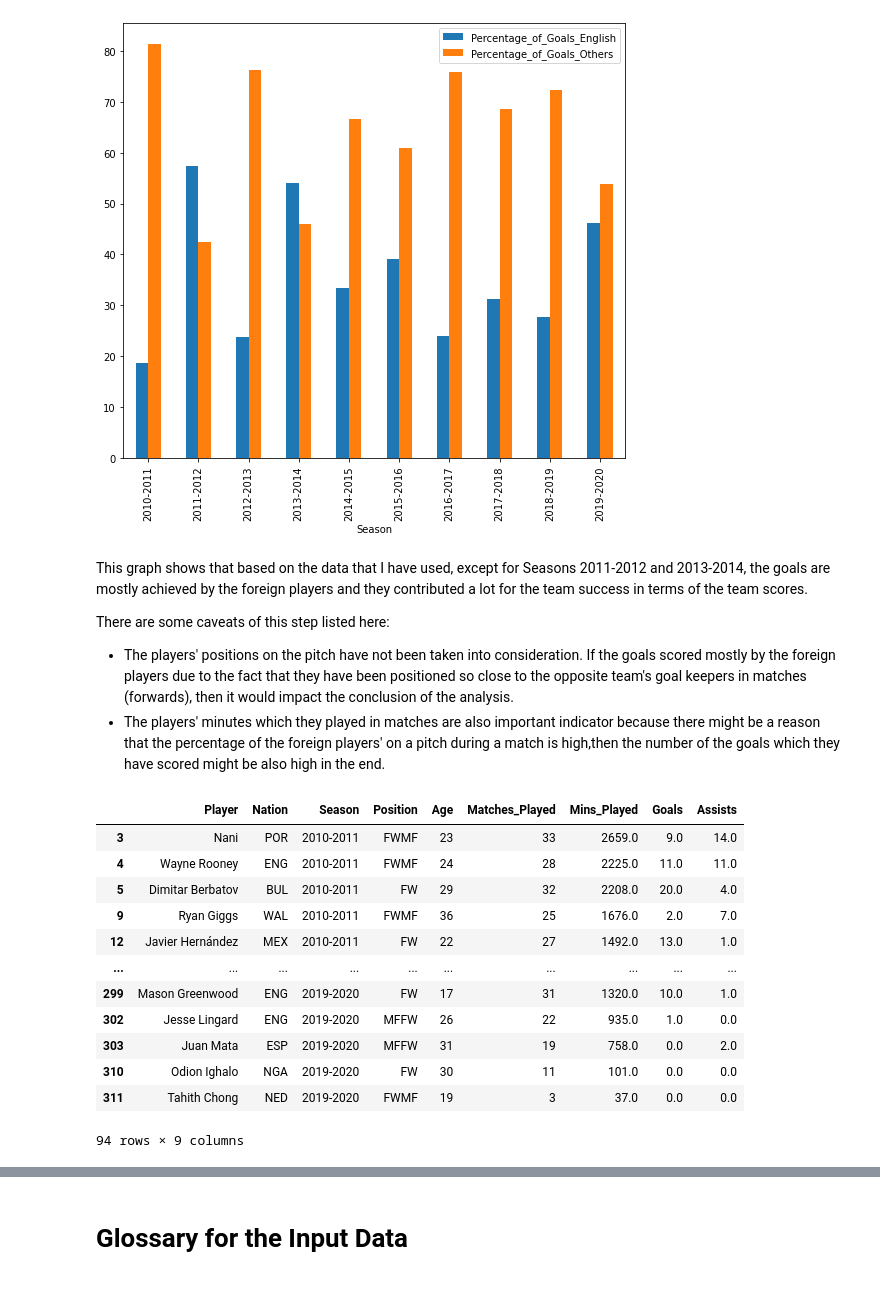
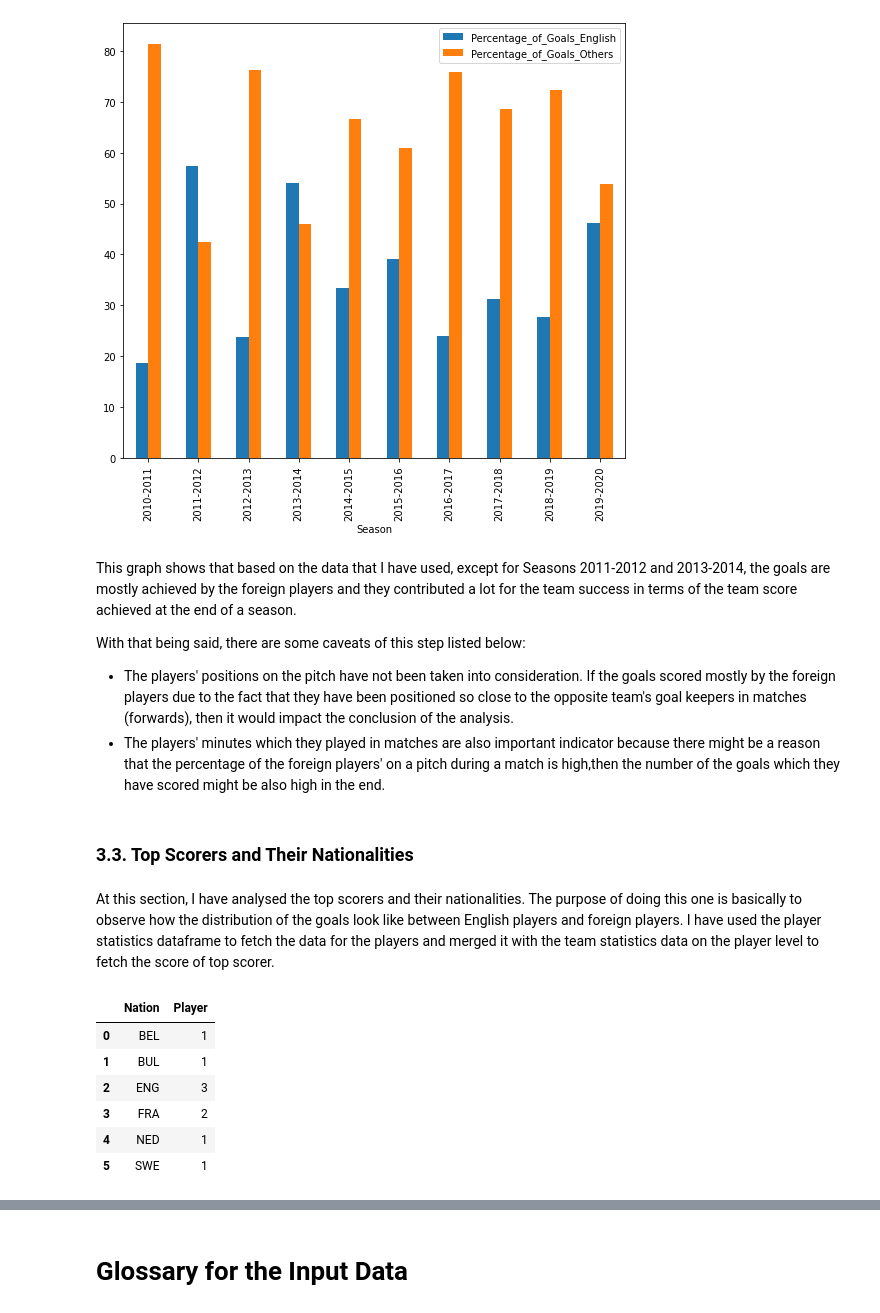
Before and after one commit to ayktonr/uol_dsc020_cw, a Jupyter notebook: cw_main.ipynb, the cells around one changed output, grey strips where cells are left out. Saved outputs shown, nothing was run; the diff lists cells and outputs as text; code cells hidden in the pictures.

```diff
--- a/cw_main.ipynb
+++ b/cw_main.ipynb
@@ -346,5 +344,5 @@ df_all_mUtd_stats = (df_all_stats.loc[df_all_stats.Squad =='Manchester Utd']
 
 
 #Main function is called here to start the data cleaning process.
-df_all_mUtd_stats_clean = main_clean_func(df_all_mUtd_stats,'2')
+df_all_seasons_mUtd_stats_clean = main_clean_func(df_all_mUtd_stats,'2')
 # %%
@@ -423,11 +421,11 @@ Secondly, I have collected 'team score' and 'team ranking per season' from the m
 # %%
 #In order to merge my new dataframe (*df_players_with_percentage*) with the team statistics
-#dataframe (df_all_mUtd_stats_clean), a new copy of *df_players_with_percentage* created here by first setting
+#dataframe (df_all_seasons_mUtd_stats_clean), a new copy of *df_players_with_percentage* created here by first setting
 #the index to 'Season'.
-df_all_mUtd_stats_clean_index_changed = df_all_mUtd_stats_clean.set_index('Season').copy()
+df_all_seasons_mUtd_stats_clean_index_changed = df_all_seasons_mUtd_stats_clean.set_index('Season').copy()
 
 df_players_with_percentage = pd.merge(df_players_with_percentage
-                                      ,df_all_mUtd_stats_clean_index_changed
+                                      ,df_all_seasons_mUtd_stats_clean_index_changed
                                       ,left_index=True
                                       ,right_index=True)
 
@@ -591,36 +589,43 @@ df_goals_all_nations_goal_perc.plot(kind='bar', figsize=(9,8))
 <matplotlib.axes._subplots.AxesSubplot at 0x...>
 [figure]
 # %% [markdown]
-This graph shows that based on the data that I have used, except for Seasons 2011-2012 and 2013-2014, the goals are mostly achieved by the foreign players and they contributed a lot for the team success in terms of the team scores.
+This graph shows that based on the data that I have used, except for Seasons 2011-2012 and 2013-2014, the goals are mostly achieved by the foreign players and they contributed a lot for the team success in terms of the team score achieved at the end of a season.
 
-There are some caveats of this step listed here:
+With that being said, there are some caveats of this step listed below:
 
 - The players' positions on the pitch have not been taken into consideration. If the goals scored mostly by the foreign players due to the fact that they have been positioned so close to the opposite team's goal keepers in matches (forwards), then it would impact the conclusion of the analysis.
 - The players' minutes which they played in matches are also important indicator because there might be a reason that  the percentage of the foreign players' on a pitch during a match is high,then the number of the goals which they have scored might be also high in the end.
-# %%
-df_new = df_all_seasons_mUtd_player_clean[df_all_seasons_mUtd_player_clean.Position.str.contains("FW")].copy()
-
-df_new_x = df_new.groupby(['Season', 'Nation']).count()[['Goals']]
-
-df_new_x.Goals.sum(axis=0)
-
-
-df_new
-
-
-#df_new_eng = df_new.filter(like = 'ENG', axis=0)
-#df_new_eng
-# %% [output]
-|  | Player | Nation | Season | Position | Age | Matches_Played | Mins_Played | Goals | Assists |
-| 3 | Nani | POR | 2010-2011 | FWMF | 23 | 33 | 2659.0 | 9.0 | 14.0 |
-| 4 | Wayne Rooney | ENG | 2010-2011 | FWMF | 24 | 28 | 2225.0 | 11.0 | 11.0 |
-| 5 | Dimitar Berbatov | BUL | 2010-2011 | FW | 29 | 32 | 2208.0 | 20.0 | 4.0 |
-| 9 | Ryan Giggs | WAL | 2010-2011 | FWMF | 36 | 25 | 1676.0 | 2.0 | 7.0 |
-| 12 | Javier Hernández | MEX | 2010-2011 | FW | 22 | 27 | 1492.0 | 13.0 | 1.0 |
-| ... | ... | ... | ... | ... | ... | ... | ... | ... | ... |
-| 299 | Mason Greenwood | ENG | 2019-2020 | FW | 17 | 31 | 1320.0 | 10.0 | 1.0 |
-| 302 | Jesse Lingard | ENG | 2019-2020 | MFFW | 26 | 22 | 935.0 | 1.0 | 0.0 |
-| 303 | Juan Mata | ESP | 2019-2020 | MFFW | 31 | 19 | 758.0 | 0.0 | 2.0 |
-| 310 | Odion Ighalo | NGA | 2019-2020 | FW | 30 | 11 | 101.0 | 0.0 | 0.0 |
-| 311 | Tahith Chong | NED | 2019-2020 | FWMF | 19 | 3 | 37.0 | 0.0 | 0.0 |
-94 rows × 9 columns
+# %% [markdown]
+### 3.3. Top Scorers and Their Nationalities
+# %% [markdown]
+At this section, I have analysed the top scorers and their nationalities. The purpose of doing this one is basically to observe how the distribution of the goals look like between English players and foreign players.
+I have used the player statistics dataframe to fetch the data for the players and merged it with the team statistics data on the player level to fetch the score of top scorer.
+# %%
+#Because only one player name for 10 seasons is sufficient for a merge, duplicate names removed from the player
+#statistics dataframe
+df_all_seasons_mUtd_player_clean_copy = (df_all_seasons_mUtd_player_clean[['Player', 'Nation']]
+                                       .drop_duplicates()
+                                       .reset_index()
+                                       )
+
+#Name of the column changed to Player for merge.
+df_all_seasons_mUtd_stats_clean_copy = df_all_seasons_mUtd_stats_clean.rename(columns = {'Top_Scorer':'Player'})
+
+#2 dataframes merged
+df_top_players  = (pd.merge (df_all_seasons_mUtd_stats_clean_copy,df_all_seasons_mUtd_player_clean_copy, on='Player' )
+                  [['Player','Nation']]
+                  )
+
+df_top_players_count = (df_top_players.groupby('Nation')
+                        .count()
+                        .reset_index())
+
+df_top_players_count
+# %% [output]
+|  | Nation | Player |
+| 0 | BEL | 1 |
+| 1 | BUL | 1 |
+| 2 | ENG | 3 |
+| 3 | FRA | 2 |
+| 4 | NED | 1 |
+| 5 | SWE | 1 |
```
Also changed, not shown: parts of 6 cells of this notebook.
